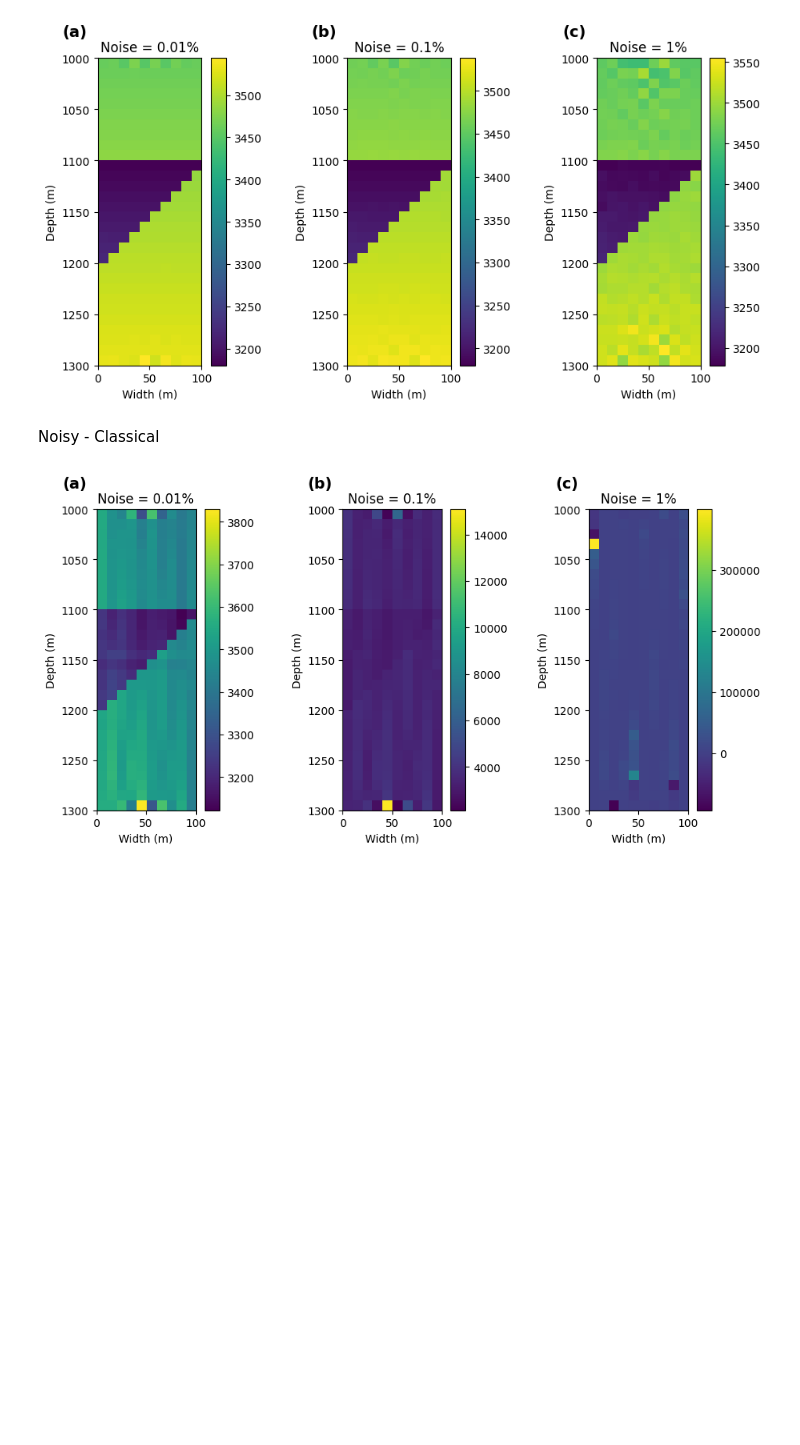
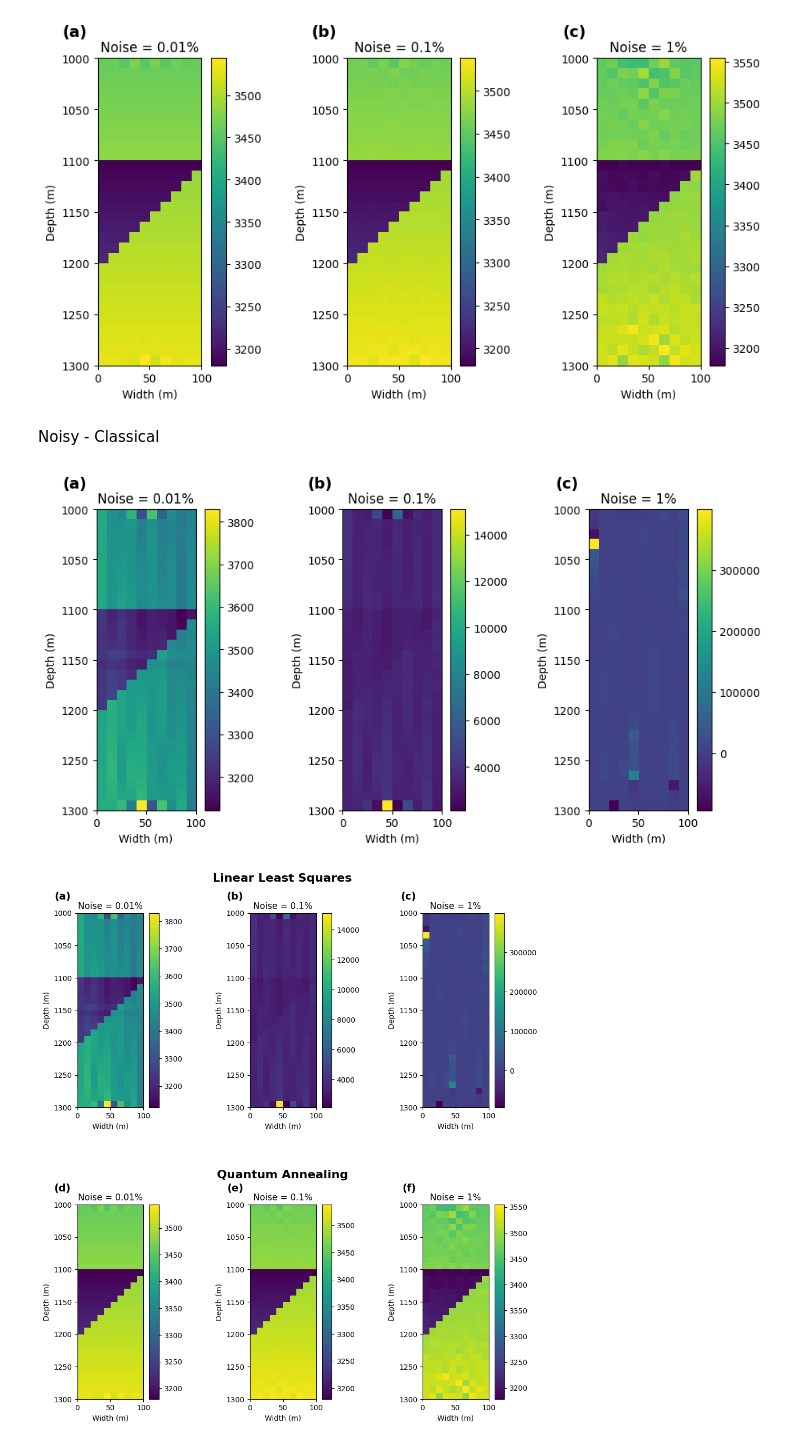
Before and after one commit to x-repos/traveltime-inversion-annealing, a Jupyter notebook: 5-plots.ipynb, the cells around one changed output. Drawn from its saved outputs; the diff is of its cells as text; code cells hidden in the pictures; blank space fills up the shorter version.

```diff
--- a/5-plots.ipynb
+++ b/5-plots.ipynb
@@ -612,7 +612,7 @@ import matplotlib.pyplot as plt
 base_directories = ['results30x10-noise-001', 'results30x10-noise-01', 'results30x10-noise-1']
 
 # List to store velocity inversion data
-velocity_inversions = []
+velocity_inversions_quantum = []
 
 # Iterate over each base directory
 for base_directory in base_directories:
@@ -623,7 +623,7 @@ for base_directory in base_directories:
     # Read all .txt files and store their content
     s = np.array([np.loadtxt(file_path) for file_path in file_paths])
     data = np.array([s[i::10] for i in range(10)])
-    velocity_inversions.append(1 / data)
+    velocity_inversions_quantum.append(1 / data)
 
 # Plot the velocity inversion for each noise level
 fig, axs = plt.subplots(1, 3, figsize=(10, 5))
@@ -632,7 +632,7 @@ titles = ['Noise = 0.01%', 'Noise = 0.1%', 'Noise = 1%']
 
 # Define the extent and color limits
 
-for i, (velocity_inversion, title) in enumerate(zip(velocity_inversions, titles)):
+for i, (velocity_inversion, title) in enumerate(zip(velocity_inversions_quantum, titles)):
     im = axs[i].imshow(velocity_inversion[9], cmap='viridis', aspect='auto', extent=extent)
     axs[i].set_title(title)
     axs[i].set_xlabel('Width (m)')
@@ -862,3 +861,48 @@ plt.savefig('plots/result_classical_noise.png', bbox_inches='tight', dpi=200)
 plt.show()
 # %% [output]
 [figure]
+# %%
+import matplotlib.gridspec as gridspec
+
+# Create a 2x3 grid of subplots with more space between the rows
+fig = plt.figure(figsize=(12, 12))
+gs = gridspec.GridSpec(2, 3, height_ratios=[1, 1], hspace=0.5)
+
+# Titles for each subplot
+titles = ['Noise = 0.01%', 'Noise = 0.1%', 'Noise = 1%']
+
+# Plot the velocity inversion for the classical noise data (Linear Least Squares) first
+main_axes = []  # To store main plot axes
+for i, (velocity_inversion, title) in enumerate(zip(velocity_inversions, titles)):
+    ax = fig.add_subplot(gs[0, i])
+    main_axes.append(ax)
+    im = ax.imshow(velocity_inversion, cmap='viridis', aspect='auto', extent=extent)
+    ax.set_title(f'{title}')
+    ax.set_xlabel('Width (m)')
+    ax.set_ylabel('Depth (m)')
+    fig.colorbar(im, ax=ax, fraction=0.5, pad=0.04)
+
+# Plot the velocity inversion for freenoise data (Quantum Annealing) next
+for i, (velocity_inversion, title) in enumerate(zip(velocity_inversions_quantum, titles)):
+    ax = fig.add_subplot(gs[1, i])
+    main_axes.append(ax)
+    im = ax.imshow(velocity_inversion[9], cmap='viridis', aspect='auto', extent=extent)
+    ax.set_title(f'{title}')
+    ax.set_xlabel('Width (m)')
+    ax.set_ylabel('Depth (m)')
+    fig.colorbar(im, ax=ax, fraction=0.5, pad=0.04)
+
+# Add labels to the main subplots only
+labels = ['(a)', '(b)', '(c)', '(d)', '(e)', '(f)']
+for i, ax in enumerate(main_axes):
+    ax.text(-0.1, 1.11, labels[i], transform=ax.transAxes, fontsize=14, va='top', ha='right', fontweight='bold')
+
+# Add overarching titles for the rows
+fig.text(0.45, 0.93, 'Linear Least Squares', ha='center', fontsize=16, fontweight='bold')
+fig.text(0.45, 0.46, 'Quantum Annealing', ha='center', fontsize=16, fontweight='bold')
+
+# Save the figure
+plt.savefig('plots/combined_velocity_inversions.png', bbox_inches='tight', dpi=200)
+plt.show()
+# %% [output]
+[figure, added]
```
Also changed, not shown: parts of 1 cell of this notebook, 1 other file.
